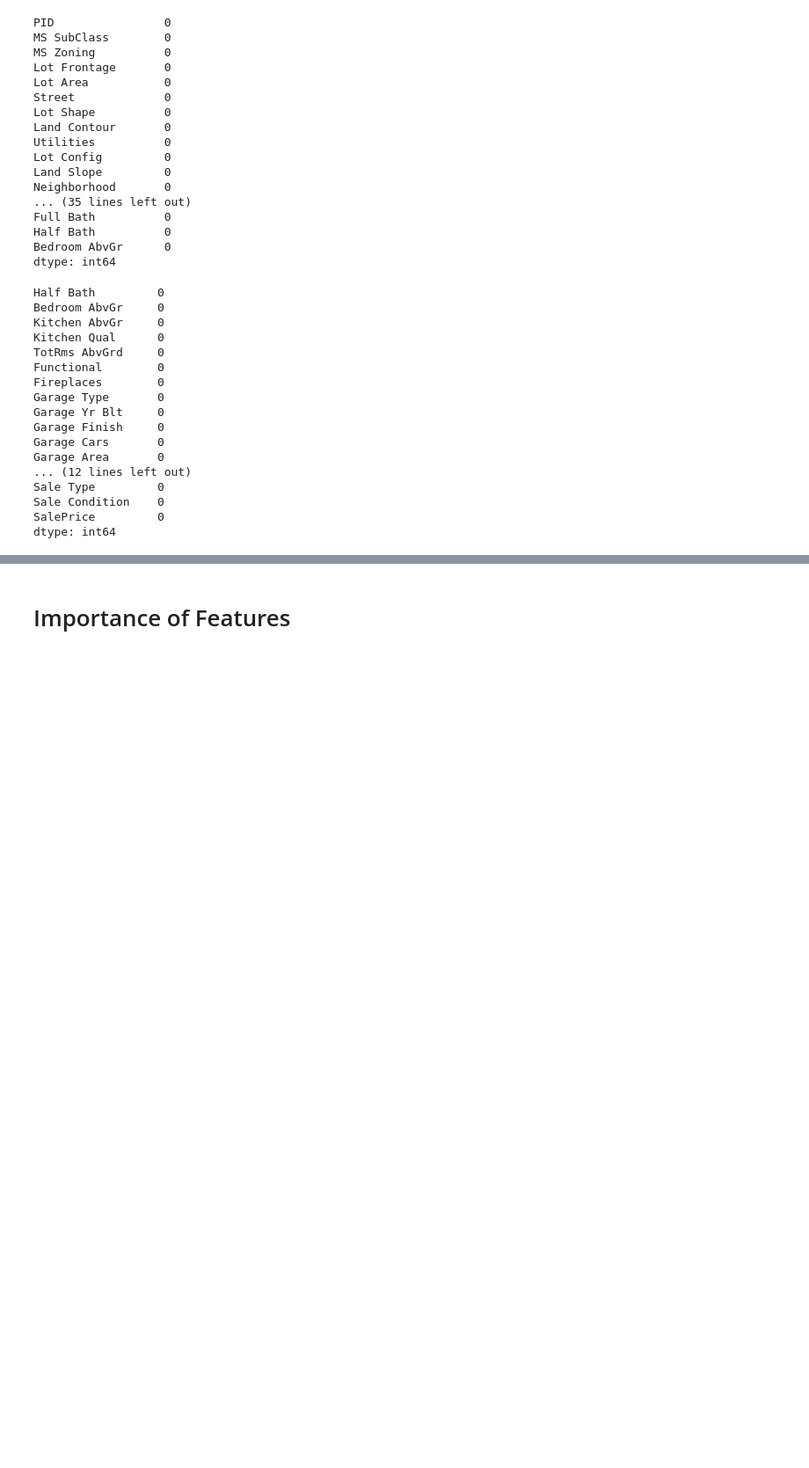
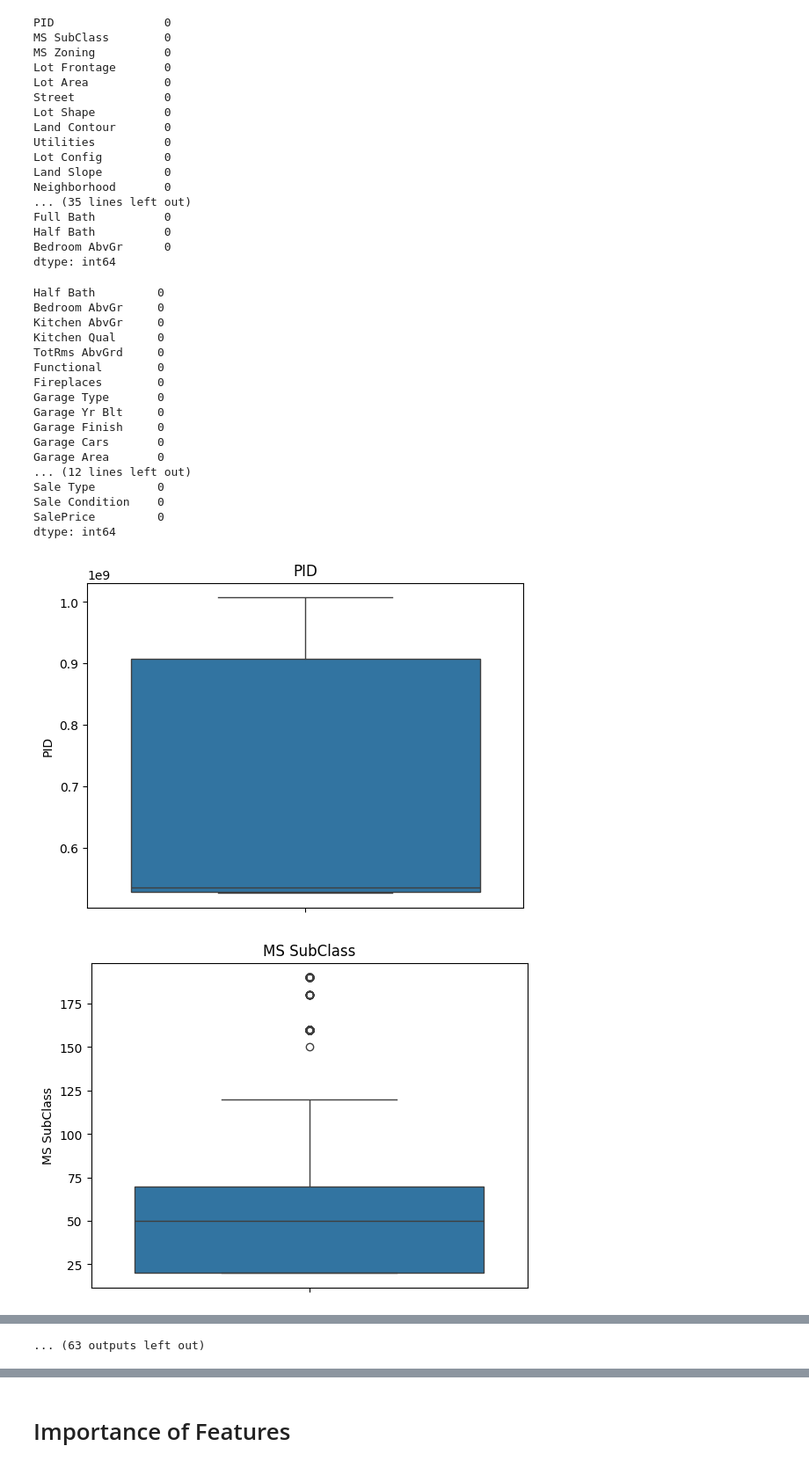
Before and after one commit to Abdelaziz-Mohamed-eng/house-price-ML-, a Jupyter notebook: Model.ipynb, the cells around one changed output, grey strips where cells are left out. Shown at 88% size. Saved outputs shown, nothing was run; the diff lists cells and outputs as text; code cells hidden in the pictures; blank space fills up the shorter version.

```diff
--- a/Model.ipynb
+++ b/Model.ipynb
@@ -263,3 +282,11 @@ Sale Type         0
 Sale Condition    0
 SalePrice         0
 dtype: int64
+# %%
+for col in df.columns:
+    sns.boxplot(df[col])
+    plt.title(col)
+    plt.show()
+# %% [output]
+[figure, added]
+[figure, added]
@@ -265,0 +303 @@ dtype: int64
+... (63 outputs left out)
```
Also changed, not shown: parts of 29 cells of this notebook, 3 other files.
